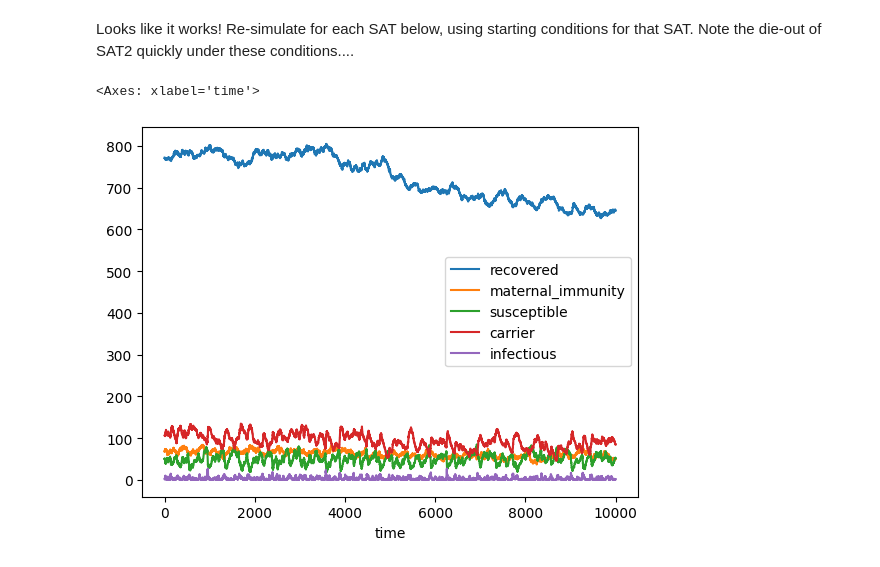
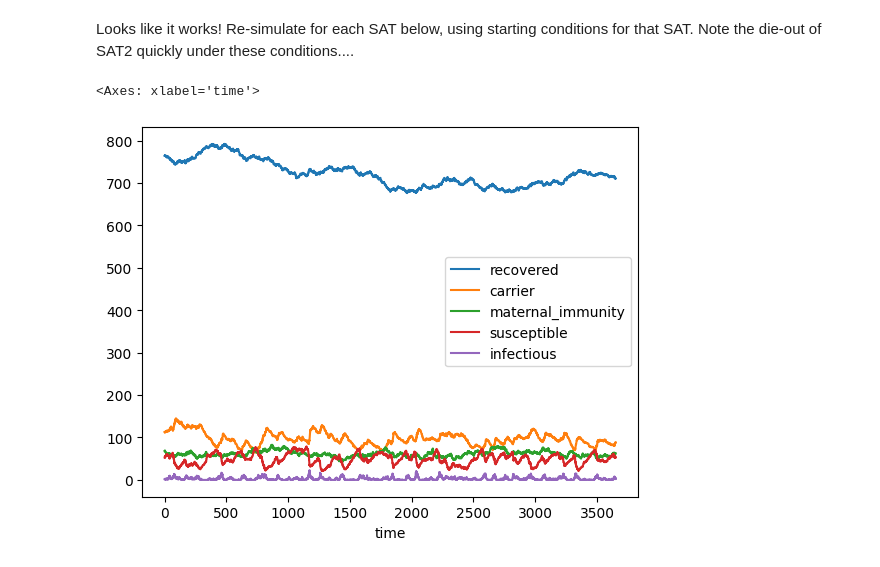
Before and after one commit to saracarp/buffalo_fmdv, a Jupyter notebook: fmdv_stochastic_model/FMDV_stochastic_model.ipynb, the cells around one changed output. Cells and saved outputs as stored; diff of their text form; code cells hidden in the pictures.

```diff
--- a/fmdv_stochastic_model/FMDV_stochastic_model.ipynb
+++ b/fmdv_stochastic_model/FMDV_stochastic_model.ipynb
@@ -95,8 +96,8 @@ def simulate(events, time_span, state_start, seed=None):
         history.update(time, state)
         if time >= time_end:
             break  # Exit the `while` loop
-        #if state['infectious'] + state['carrier'] == 0
-        #   break
+        if state['infectious'] + state['carrier'] == 0:
+           break
         waiting_times = [
             event.get_waiting_time(state, rng)
             for event in events
@@ -540,35 +541,35 @@ parameters = {
     'carrier_transmission_rate': 0.028,    # units: 1/day
     'progression_mean_waiting_time': 0.5,  # units: day
     'recovery_mean_waiting_time': 5.7,     # units: day
     'carrier_probability': 0.9,            # units: none
     'carrier_recovery_mean_waiting_time': 243,  # units: day
 }
 
 rng = numpy.random.default_rng()
 while True:
   start_state = rng.choice(['maternal_immunity','susceptible','infectious','carrier', 'recovered'],
                            1000,
                            p=p_sat1)
   state = collections.Counter(start_state)
   if  state['infectious']>= 2:
             break
 
 # `events` is a list of (instances) of kinds of `Event()`
 events = (
     Waning(parameters),
     Birth(parameters),
     Death(parameters),
     Infection(parameters, state),
     Recovery(parameters),
     Carrier_Recovery(parameters),
     # etc
 )
 
-result_sat1 = simulate(events, (0, 10000), state)
+result_sat1 = simulate(events, (0, 365*10), state, rng)
 result_sat1.plot()
 # %% [output]
 <Axes: xlabel='time'>
-[figure, old version]
+[figure, new version]
 # %%
 # SAT2
 
```
Also changed, not shown: parts of 12 cells of this notebook.
